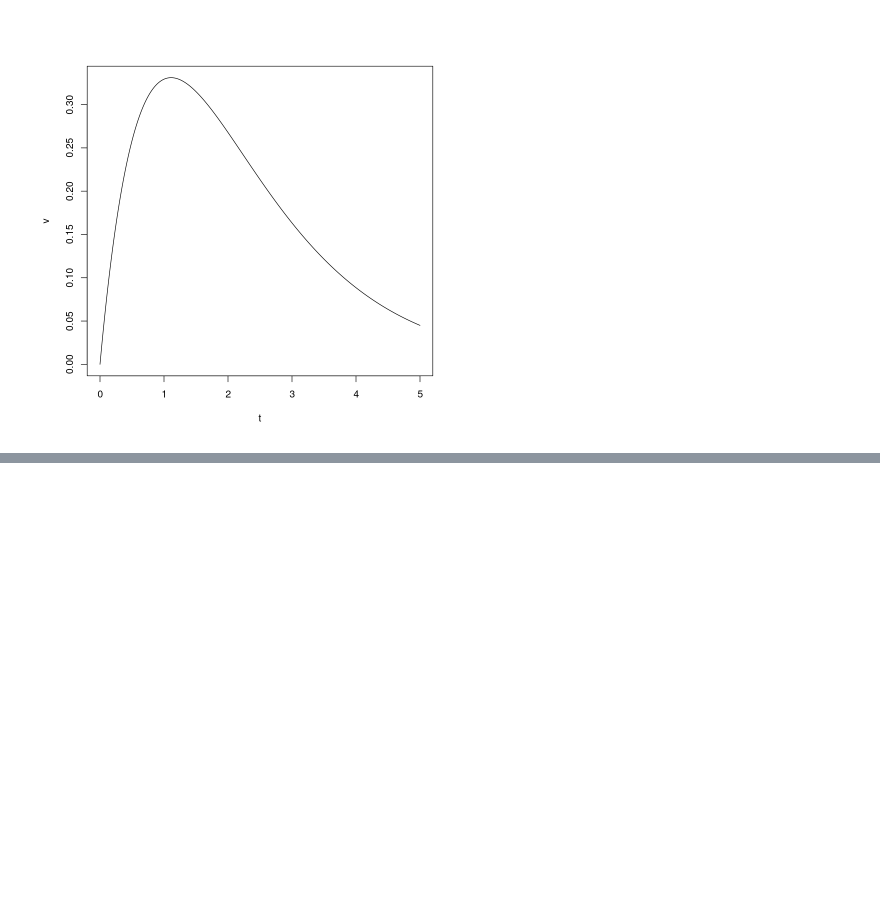
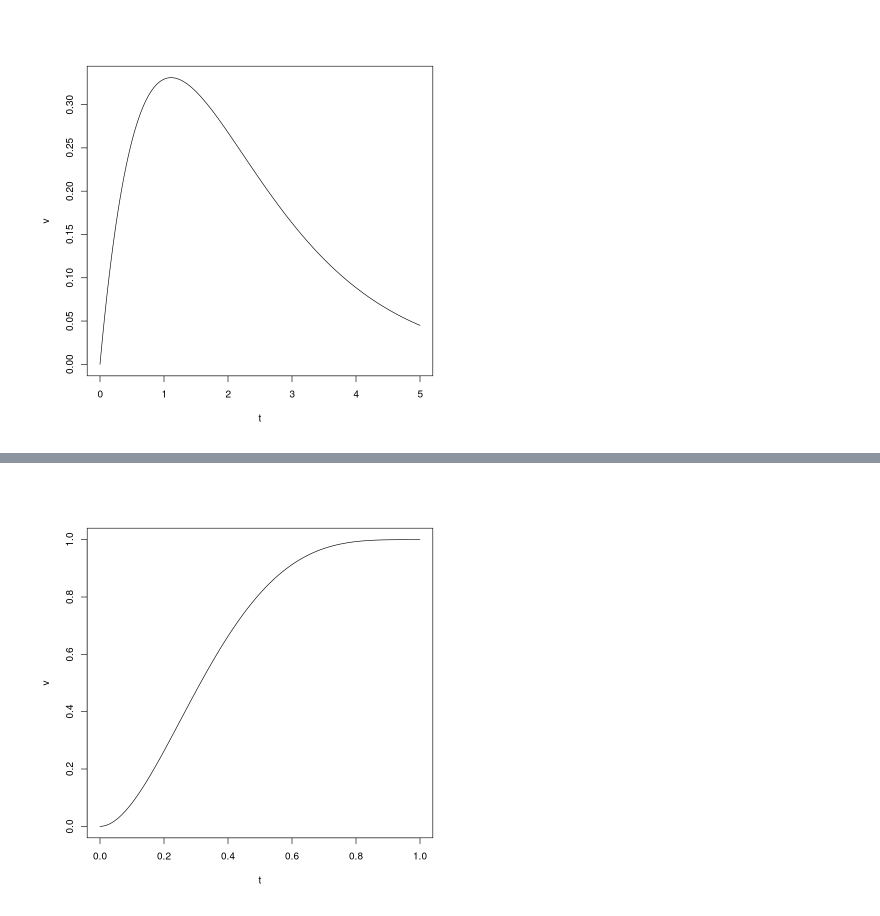
Before and after one commit to virgilpierce/MATH_550, a Jupyter notebook: 06-Gamma_and_beta.ipynb, the cells around one changed output, grey strips where cells are left out. Saved outputs shown, nothing was run; the diff lists cells and outputs as text; code cells hidden in the pictures; blank space fills up the shorter version.

```diff
--- a/06-Gamma_and_beta.ipynb
+++ b/06-Gamma_and_beta.ipynb
@@ -151,0 +223,5 @@ $$ \Gamma(\alpha) = (\alpha - 1)! $$
+# %%
+v <- pbeta(t, shape1=alpha, shape2 = beta)
+plot(t, v, type='l')
+# %% [output]
+[figure, added]
```
Also changed, not shown: parts of 7 cells of this notebook, 14 other files.
